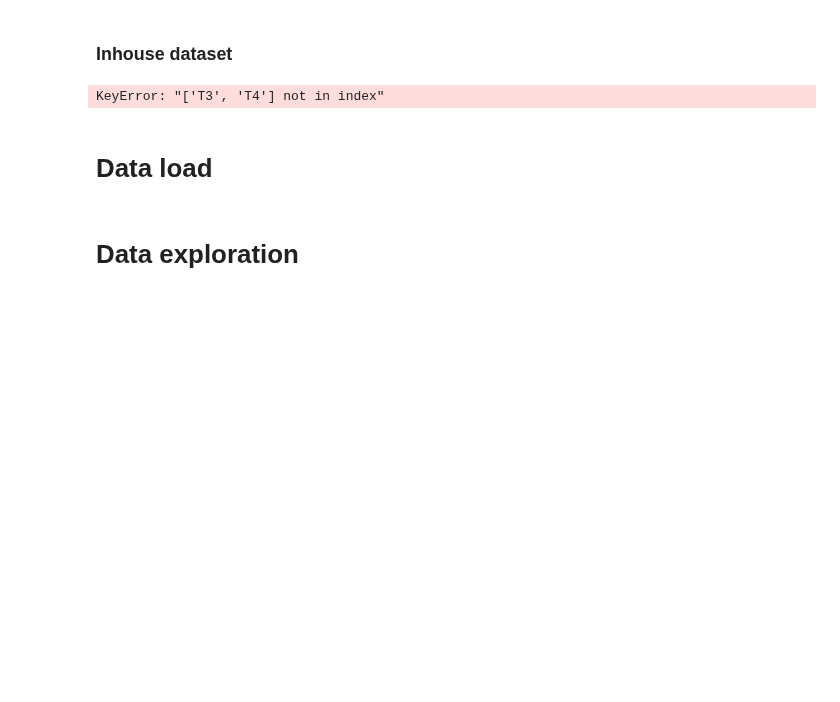
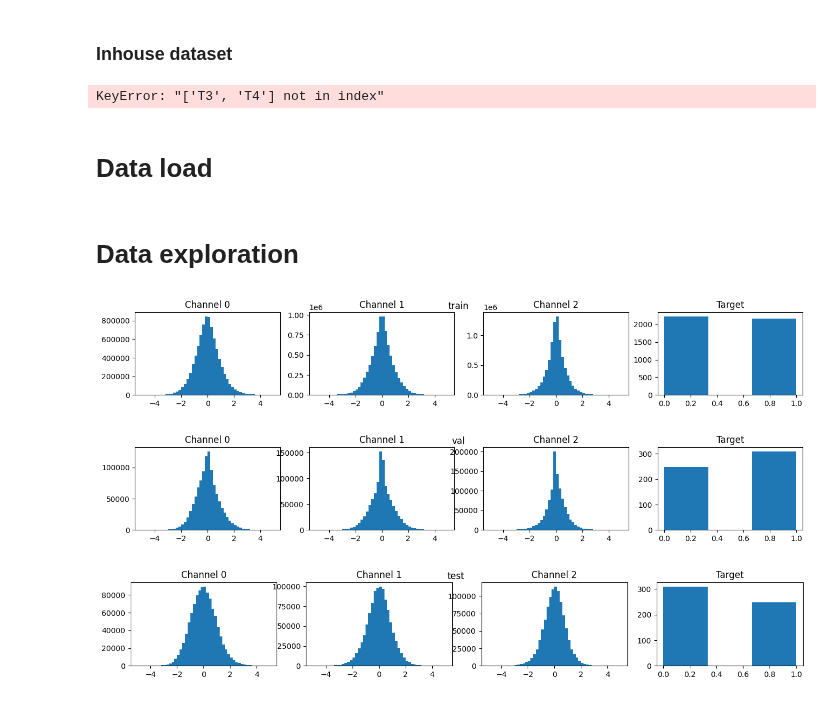
Before and after one commit to dwemer8/Depression_classification_from_EEG, a Jupyter notebook: data_preprocessing.ipynb, the cells around one changed output. Saved outputs shown, nothing was run; the diff lists cells and outputs as text; code cells hidden in the pictures; blank space fills up the shorter version.

```diff
--- a/data_preprocessing.ipynb
+++ b/data_preprocessing.ipynb
@@ -278,11 +263,11 @@ KeyError: "['T3', 'T4'] not in index"
 # %% [markdown]
 # Data load
 # %%
-# file = DEPR_ANON_DIRECTORY + "dataset_128_10.0.pkl"
-# train_set, val_set, test_set = DataReader(file, dataset_type="depression_anonymized").split()
+file = DEPR_ANON_DIRECTORY + "fz_cz_pz/" + "dataset_128_15.0_1.5.pkl"
+train_set, val_set, test_set = DataReader(file, dataset_type="depression_anonymized").split()
 
-file = TUAB_DIRECTORY + "dataset_128_1.0.pkl"
-train_set, val_set, test_set = DataReader(file, dataset_type="TUAB").split()
+# file = TUAB_DIRECTORY + "dataset_128_1.0.pkl"
+# train_set, val_set, test_set = DataReader(file, dataset_type="TUAB").split()
 
 # file = INHOUSE_DIRECTORY + "dataset_128_60.0.pkl"
 # train_set, val_set, test_set = DataReader(file, dataset_type="inhouse_dataset").split()
@@ -292,5 +277,9 @@ targets_train, targets_val, targets_test = train_set["target"], val_set["target"
 # %% [markdown]
 # Data exploration
 # %%
-# dataset_hists(train_set, val_set, test_set, chunk_bins=50, chunk_range=(-5, 5))
-dataset_hists(train_set, val_set, test_set, chunk_bins=50, chunk_range=(-5, 5), target_bins=10, target_range=(0, 100))
+dataset_hists(train_set, val_set, test_set, chunk_bins=50, chunk_range=(-5, 5))
+# dataset_hists(train_set, val_set, test_set, chunk_bins=50, chunk_range=(-5, 5), target_bins=10, target_range=(0, 100))
+# %% [output]
+[figure, added]
+[figure, added]
+[figure, added]
```
Also changed, not shown: parts of 2 cells of this notebook, 2 other files.
